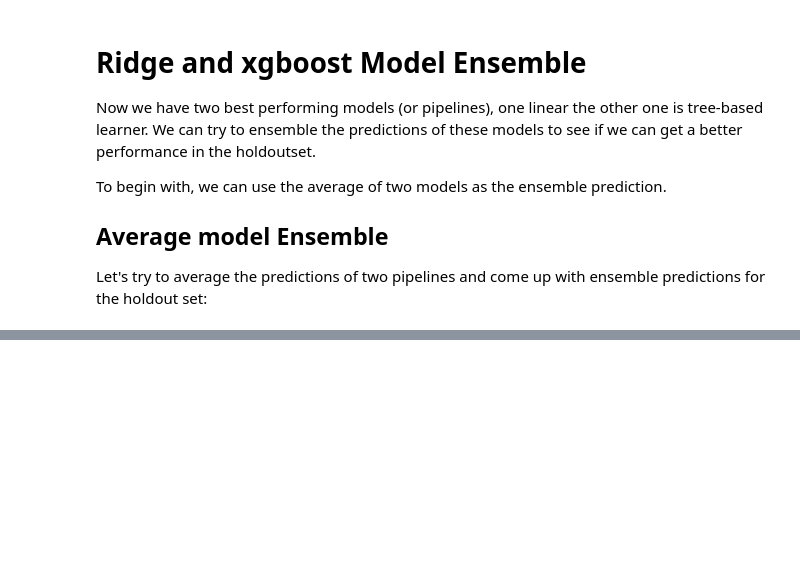
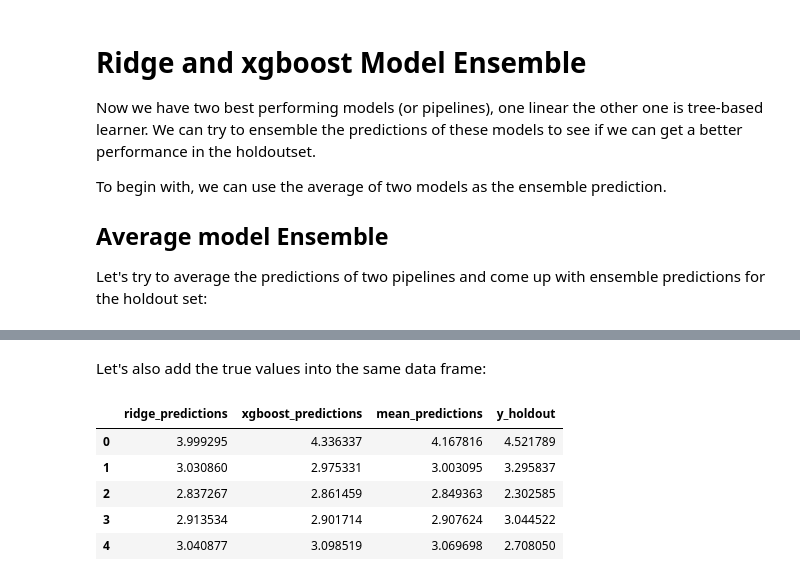
Before and after one commit to ayguno/Kaggle-Mercari-Price-Suggestion-Challenge, a Jupyter notebook: Kaggle Mercari Price Suggestion Challenge IPython Kernel.ipynb, the cells around one changed output, grey strips where cells are left out. Saved outputs shown, nothing was run; the diff lists cells and outputs as text; code cells hidden in the pictures; blank space fills up the shorter version.

```diff
--- a/Kaggle Mercari Price Suggestion Challenge IPython Kernel.ipynb
+++ b/Kaggle Mercari Price Suggestion Challenge IPython Kernel.ipynb
@@ -2326,0 +2344,3 @@ X_train.shape
+# %%
+preds["mean_predictions"] = preds.apply(np.mean,axis=1)
+preds.head()
@@ -2326,0 +2354,12 @@ X_train.shape
+# %% [markdown]
+Let's also add the true values into the same data frame:
+# %%
+preds["y_holdout"] = y_holdout
+preds.head()
+# %% [output]
+|  | ridge_predictions | xgboost_predictions | mean_predictions | y_holdout |
+| 0 | 3.999295 | 4.336337 | 4.167816 | 4.521789 |
+| 1 | 3.030860 | 2.975331 | 3.003095 | 3.295837 |
+| 2 | 2.837267 | 2.861459 | 2.849363 | 2.302585 |
+| 3 | 2.913534 | 2.901714 | 2.907624 | 3.044522 |
+| 4 | 3.040877 | 3.098519 | 3.069698 | 2.708050 |
```
Also changed, not shown: parts of 16 cells of this notebook, 1 other file.
